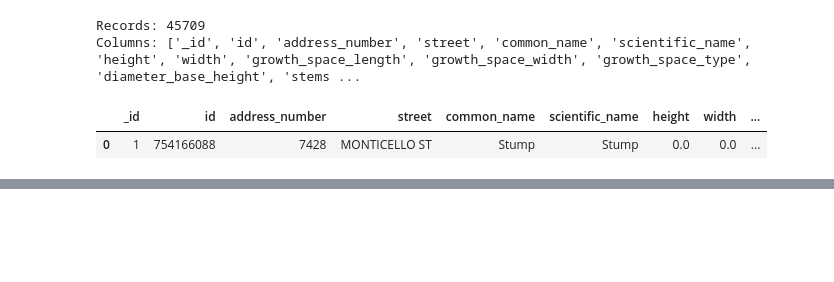
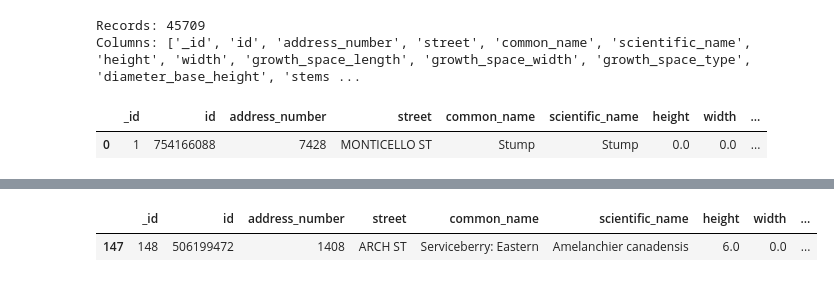
Before and after one commit to fractalate/data-trees-pittsburgh, a Jupyter notebook: WPRDC City Trees.ipynb, the cells around one changed output, grey strips where cells are left out. Cells and saved outputs as stored; diff of their text form; code cells hidden in the pictures; blank space fills up the shorter version.

```diff
--- a/WPRDC City Trees.ipynb
+++ b/WPRDC City Trees.ipynb
@@ -43,0 +156,8 @@ plt.show()
+# %%
+what = df_trees[
+    (df_trees["width"] == 0.0) & (df_trees["height"] > 0.0)
+]
+what[:1]
+# %% [output]
+|  | _id | id | address_number | street | common_name | scientific_name | height | width | ... |
+| 147 | 148 | 506199472 | 1408 | ARCH ST | Serviceberry: Eastern | Amelanchier canadensis | 6.0 | 0.0 | ... |
```
Also changed, not shown: parts of 11 cells of this notebook.
